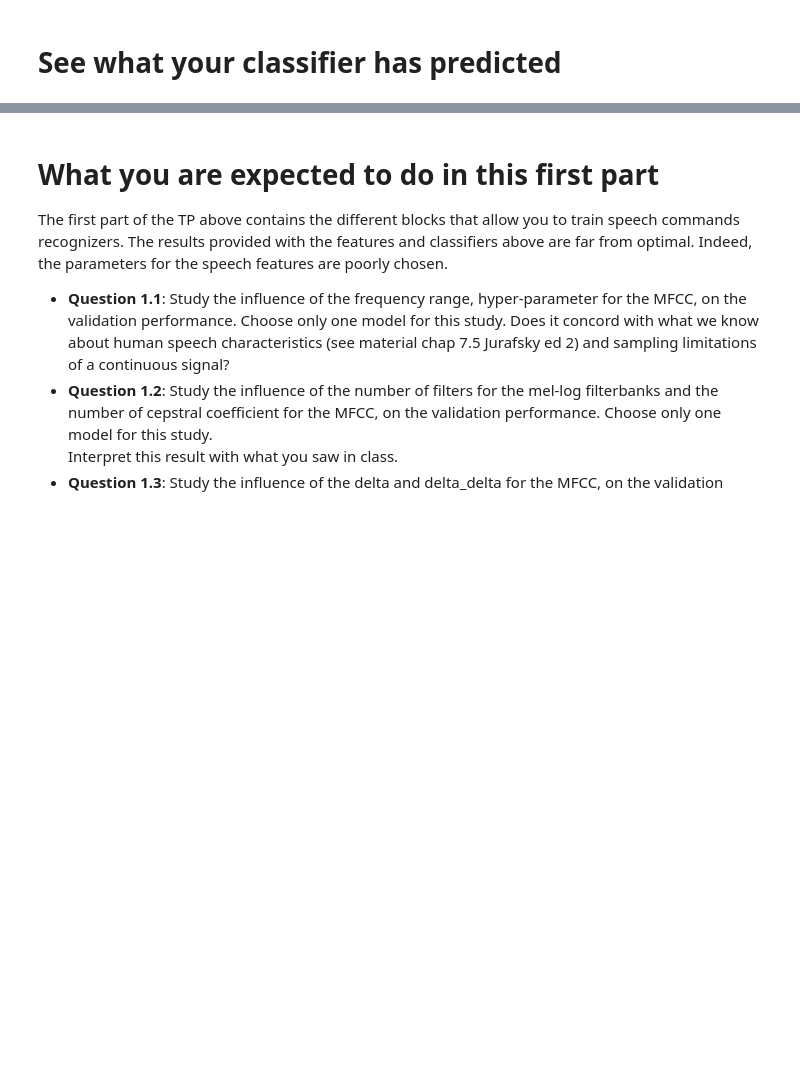
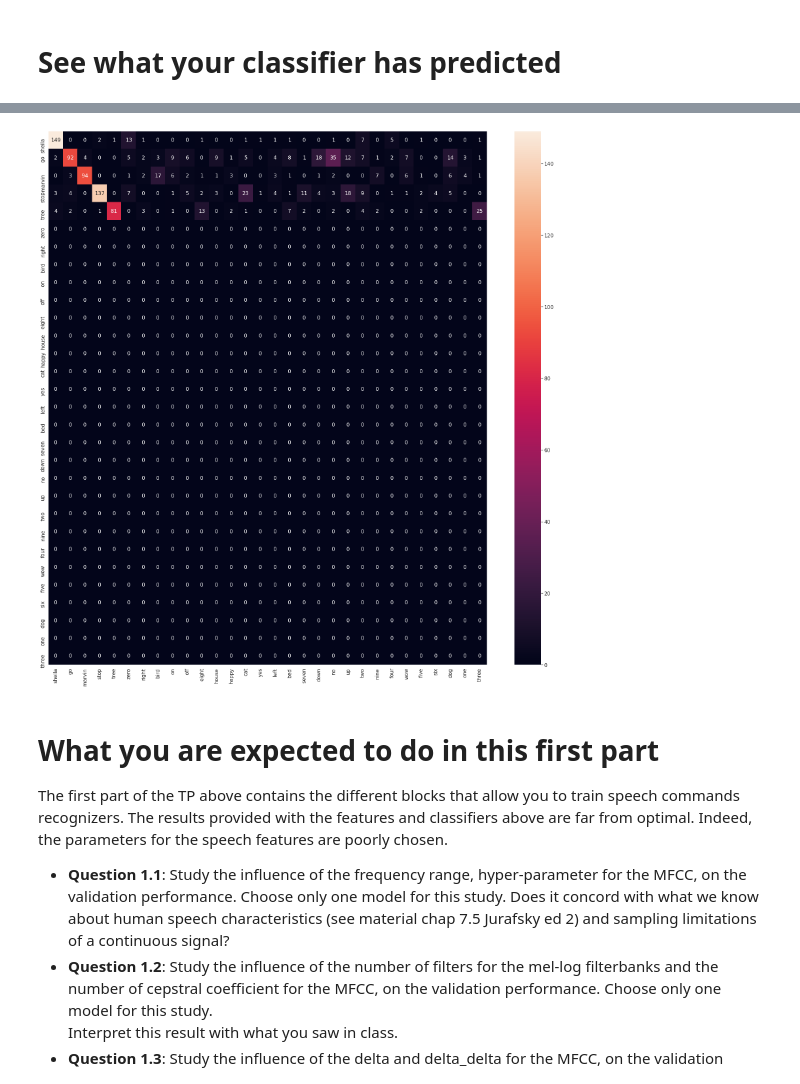
Before and after one commit to ArnaudYoh/SNLP, a Jupyter notebook: final_speech_commands_mva_2020_py3.ipynb, the cells around one changed output, grey strips where cells are left out. Cells and saved outputs as stored; diff of their text form; code cells hidden in the pictures; blank space fills up the shorter version.

```diff
--- a/final_speech_commands_mva_2020_py3.ipynb
+++ b/final_speech_commands_mva_2020_py3.ipynb
@@ -578,3 +492,7 @@ zero
+# %%
+draw_conf_mat(confusion_matrix(test_labels, my_neural_net.predict(test_feats)))
+# %% [output]
+[figure, added]
 # %% [markdown]
 # What you are expected to do in this first part
 The first part of the TP above contains the different blocks that allow you to train speech commands recognizers. The results provided with the features and classifiers above are far from optimal. Indeed, the parameters for the speech features are poorly chosen.
```
Also changed, not shown: parts of 35 cells of this notebook.
